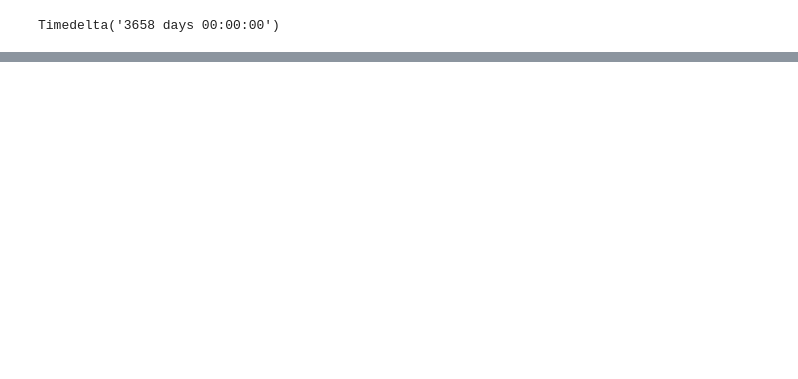
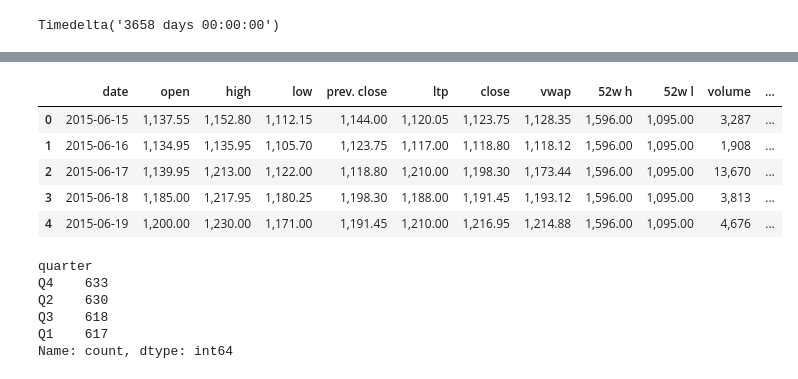
Before and after one commit to shrikant-DS/Predicting_stock_market_equity, a Jupyter notebook: predicting_price.ipynb, the cells around one changed output, grey strips where cells are left out. Drawn from its saved outputs; the diff is of its cells as text; code cells hidden in the pictures; blank space fills up the shorter version.

```diff
--- a/predicting_price.ipynb
+++ b/predicting_price.ipynb
@@ -114,0 +136,2 @@ Timedelta('3658 days 00:00:00')
+# %%
+df['day'] = [day_dict.get(x) for x in df['date'].dt.day_of_week]
@@ -114,0 +159,32 @@ Timedelta('3658 days 00:00:00')
+# %%
+df['month'] = df['date'].dt.month
+# %%
+def quarter(month):
+    if month < 4:
+        return 'Q4'
+    elif month < 7:
+        return 'Q1'
+    elif month < 10:
+        return 'Q2'
+    else:
+        return 'Q3'
+# %%
+df['quarter'] = df['month'].apply(lambda x: quarter(x))
+# %%
+df.head()
+# %% [output]
+|  | date | open | high | low | prev. close | ltp | close | vwap | 52w h | 52w l | volume | ... |
+| 0 | 2015-06-15 | 1,137.55 | 1,152.80 | 1,112.15 | 1,144.00 | 1,120.05 | 1,123.75 | 1,128.35 | 1,596.00 | 1,095.00 | 3,287 | ... |
+| 1 | 2015-06-16 | 1,134.95 | 1,135.95 | 1,105.70 | 1,123.75 | 1,117.00 | 1,118.80 | 1,118.12 | 1,596.00 | 1,095.00 | 1,908 | ... |
+| 2 | 2015-06-17 | 1,139.95 | 1,213.00 | 1,122.00 | 1,118.80 | 1,210.00 | 1,198.30 | 1,173.44 | 1,596.00 | 1,095.00 | 13,670 | ... |
+| 3 | 2015-06-18 | 1,185.00 | 1,217.95 | 1,180.25 | 1,198.30 | 1,188.00 | 1,191.45 | 1,193.12 | 1,596.00 | 1,095.00 | 3,813 | ... |
+| 4 | 2015-06-19 | 1,200.00 | 1,230.00 | 1,171.00 | 1,191.45 | 1,210.00 | 1,216.95 | 1,214.88 | 1,596.00 | 1,095.00 | 4,676 | ... |
+# %%
+df['quarter'].value_counts()
+# %% [output]
+quarter
+Q4    633
+Q2    630
+Q3    618
+Q1    617
+Name: count, dtype: int64
```
Also changed, not shown: parts of 27 cells of this notebook.
